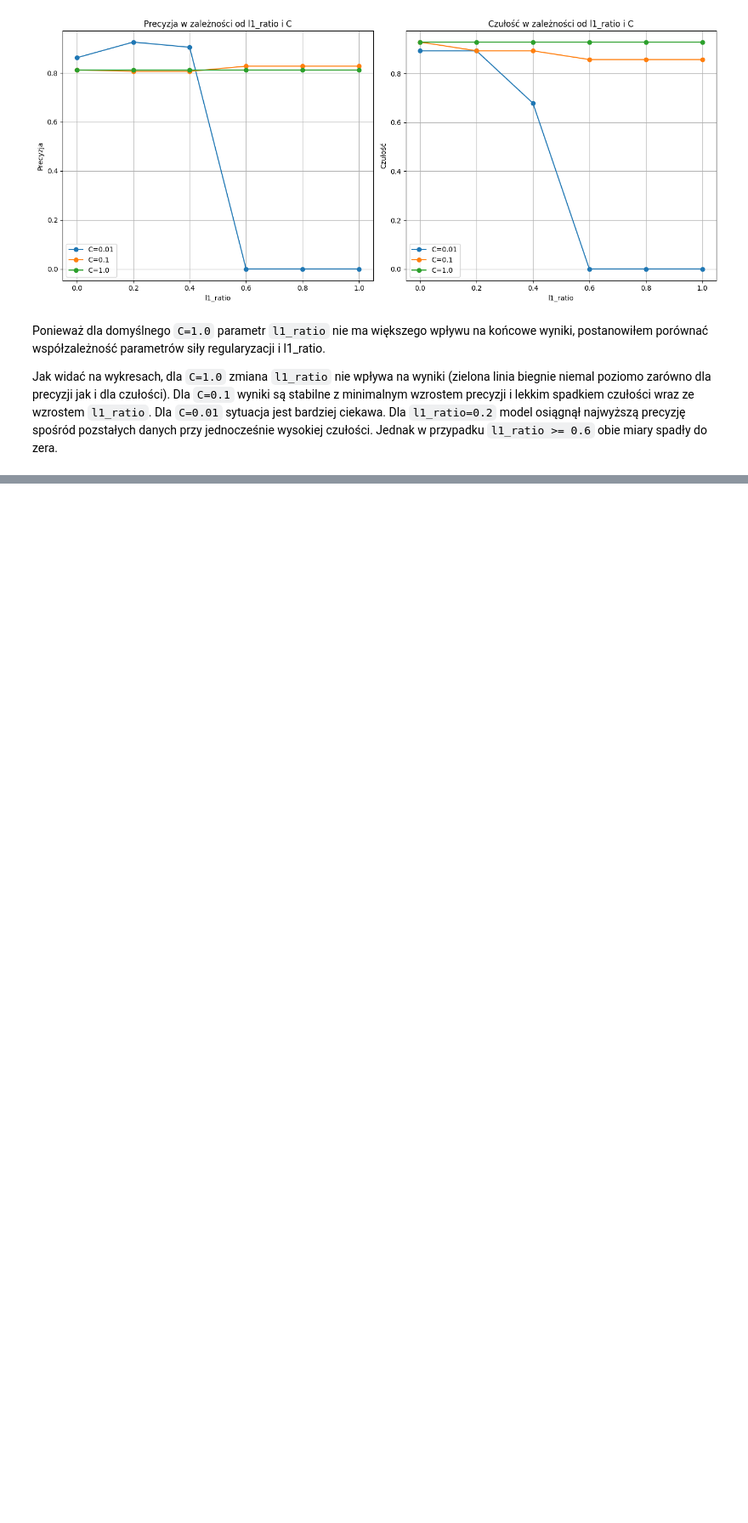
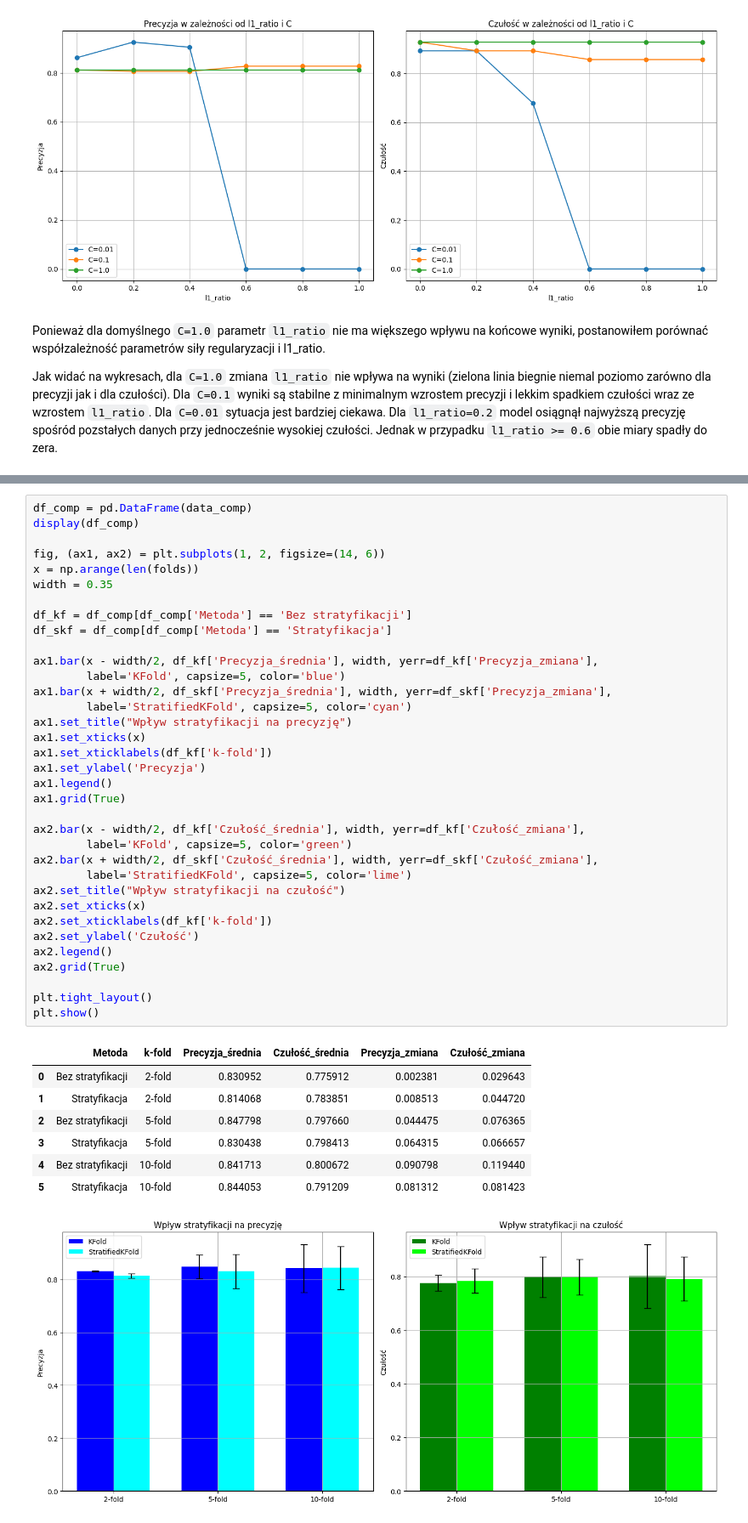
Before and after one commit to Zajecia-na-PWr-LR/lista-3-MateuszOlech-2, a Jupyter notebook: UM_inz_L3_tutorial.ipynb, the cells around one changed output, grey strips where cells are left out. Shown at 85% size. Saved outputs shown, nothing was run; the diff lists cells and outputs as text; blank space fills up the shorter version.

```diff
--- a/UM_inz_L3_tutorial.ipynb
+++ b/UM_inz_L3_tutorial.ipynb
@@ -680,0 +802,44 @@ Jak widać na wykresach, dla `C=1.0` zmiana `l1_ratio` nie wpływa na wyniki (zi
+# %%
+df_comp = pd.DataFrame(data_comp)
+display(df_comp)
+
+fig, (ax1, ax2) = plt.subplots(1, 2, figsize=(14, 6))
+x = np.arange(len(folds))
+width = 0.35
+
+df_kf = df_comp[df_comp['Metoda'] == 'Bez stratyfikacji']
+df_skf = df_comp[df_comp['Metoda'] == 'Stratyfikacja']
+
+ax1.bar(x - width/2, df_kf['Precyzja_średnia'], width, yerr=df_kf['Precyzja_zmiana'],
+        label='KFold', capsize=5, color='blue')
+ax1.bar(x + width/2, df_skf['Precyzja_średnia'], width, yerr=df_skf['Precyzja_zmiana'],
+        label='StratifiedKFold', capsize=5, color='cyan')
+ax1.set_title("Wpływ stratyfikacji na precyzję")
+ax1.set_xticks(x)
+ax1.set_xticklabels(df_kf['k-fold'])
+ax1.set_ylabel('Precyzja')
+ax1.legend()
+ax1.grid(True)
+
+ax2.bar(x - width/2, df_kf['Czułość_średnia'], width, yerr=df_kf['Czułość_zmiana'],
+        label='KFold', capsize=5, color='green')
+ax2.bar(x + width/2, df_skf['Czułość_średnia'], width, yerr=df_skf['Czułość_zmiana'],
+        label='StratifiedKFold', capsize=5, color='lime')
+ax2.set_title("Wpływ stratyfikacji na czułość")
+ax2.set_xticks(x)
+ax2.set_xticklabels(df_kf['k-fold'])
+ax2.set_ylabel('Czułość')
+ax2.legend()
+ax2.grid(True)
+
+plt.tight_layout()
+plt.show()
+# %% [output]
+|  | Metoda | k-fold | Precyzja_średnia | Czułość_średnia | Precyzja_zmiana | Czułość_zmiana |
+| 0 | Bez stratyfikacji | 2-fold | 0.830952 | 0.775912 | 0.002381 | 0.029643 |
+| 1 | Stratyfikacja | 2-fold | 0.814068 | 0.783851 | 0.008513 | 0.044720 |
+| 2 | Bez stratyfikacji | 5-fold | 0.847798 | 0.797660 | 0.044475 | 0.076365 |
+| 3 | Stratyfikacja | 5-fold | 0.830438 | 0.798413 | 0.064315 | 0.066657 |
+| 4 | Bez stratyfikacji | 10-fold | 0.841713 | 0.800672 | 0.090798 | 0.119440 |
+| 5 | Stratyfikacja | 10-fold | 0.844053 | 0.791209 | 0.081312 | 0.081423 |
+[figure, added]
```
Also changed, not shown: parts of 8 cells of this notebook.
